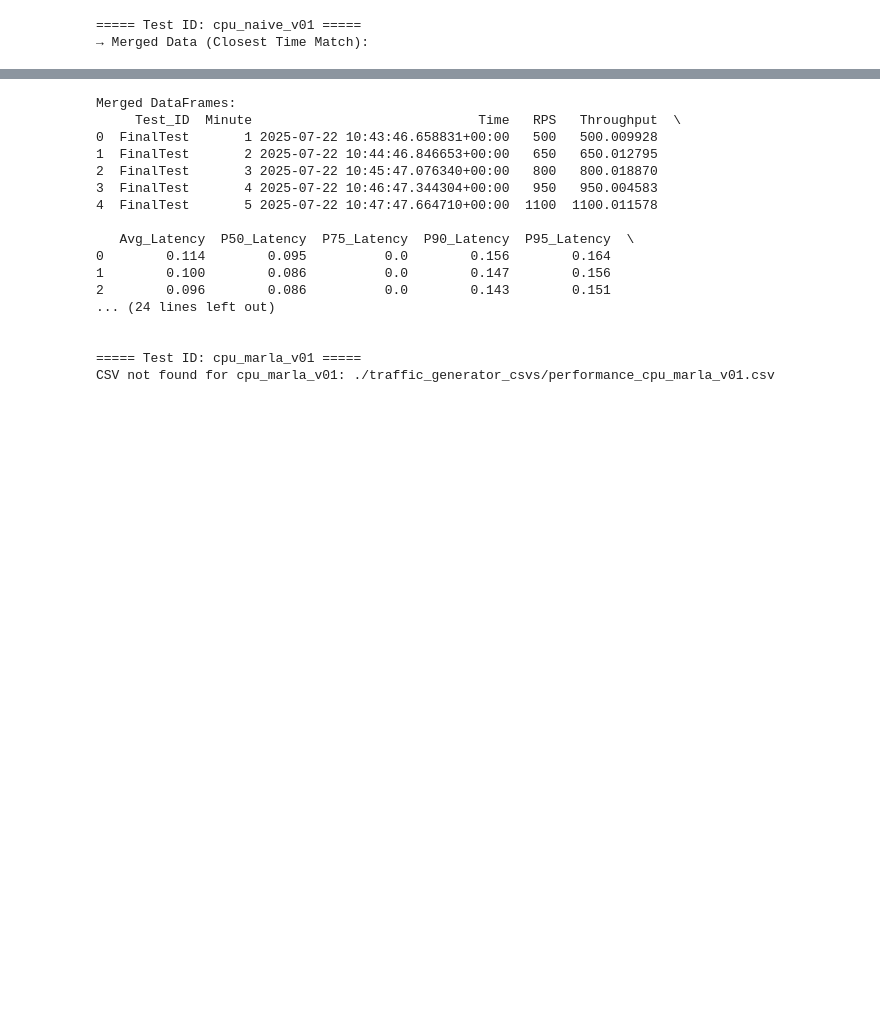
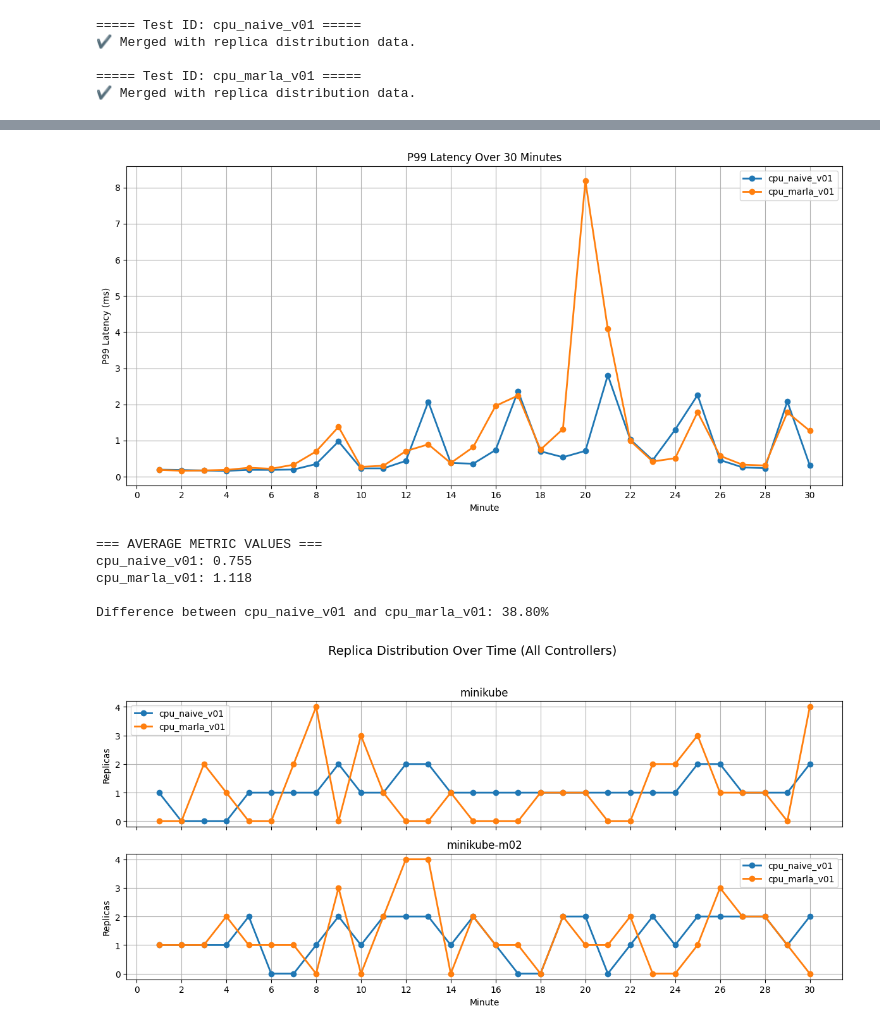
Before and after one commit to georgakopoulosgeo/Interference_Thesis_NTUA, a Jupyter notebook: Results/naive_vs_marla_v02.ipynb, the cells around one changed output, grey strips where cells are left out. Saved outputs shown, nothing was run; the diff lists cells and outputs as text; code cells hidden in the pictures; blank space fills up the shorter version.

Commit message:
naive experiment

```diff
--- a/Results/naive_vs_marla_v02.ipynb
+++ b/Results/naive_vs_marla_v02.ipynb
@@ -68,10 +200,10 @@ def load_and_merge_test_data(test_ids, max_time_diff="30s"):
 # %%
-merged_dfs = load_and_merge_test_data(["cpu_naive_v01"])
-print("\nMerged DataFrames:")
-for df in merged_dfs:
-    print(df.head())
-    print("\n")
-merged_dfs = load_and_merge_test_data(["cpu_marla_v01"])
+cpu01_dfs = load_and_merge_test_data(["cpu_naive_v01", "cpu_marla_v01"])
+plot_metric_by_minute(cpu01_dfs, ["cpu_naive_v01", "cpu_marla_v01"], metric="P99_Latency", max_display_value=20)
+plot_replica_distribution_combined(cpu01_dfs, ["cpu_naive_v01", "cpu_marla_v01"], minute_cap=30)
 # %% [output]
 ===== Test ID: cpu_naive_v01 =====
-→ Merged Data (Closest Time Match):
+✔ Merged with replica distribution data.
+
+===== Test ID: cpu_marla_v01 =====
+✔ Merged with replica distribution data.
@@ -84,17 +210,7 @@ merged_dfs = load_and_merge_test_data(["cpu_marla_v01"])
+[figure, added]
-Merged DataFrames:
-     Test_ID  Minute                             Time   RPS   Throughput  \
-0  FinalTest       1 2025-07-22 10:43:46.658831+00:00   500   500.009928
-1  FinalTest       2 2025-07-22 10:44:46.846653+00:00   650   650.012795
-2  FinalTest       3 2025-07-22 10:45:47.076340+00:00   800   800.018870
-3  FinalTest       4 2025-07-22 10:46:47.344304+00:00   950   950.004583
-4  FinalTest       5 2025-07-22 10:47:47.664710+00:00  1100  1100.011578
+=== AVERAGE METRIC VALUES ===
+cpu_naive_v01: 0.755
+cpu_marla_v01: 1.118
 
-   Avg_Latency  P50_Latency  P75_Latency  P90_Latency  P95_Latency  \
-0        0.114        0.095          0.0        0.156        0.164
-1        0.100        0.086          0.0        0.147        0.156
-2        0.096        0.086          0.0        0.143        0.151
-... (24 lines left out)
-
-
-===== Test ID: cpu_marla_v01 =====
-CSV not found for cpu_marla_v01: ./traffic_generator_csvs/performance_cpu_marla_v01.csv
+Difference between cpu_naive_v01 and cpu_marla_v01: 38.80%
+[figure, added]
```
Also changed, not shown: parts of 11 cells of this notebook, 19 other files.
